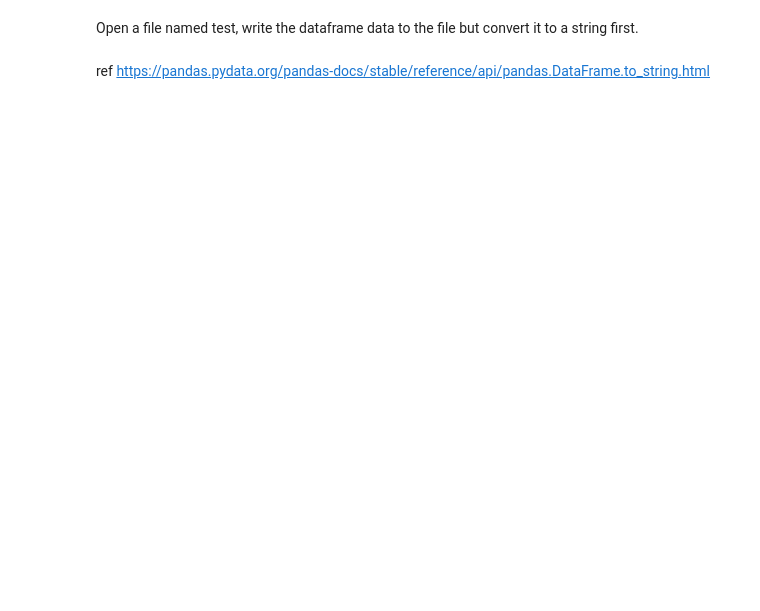
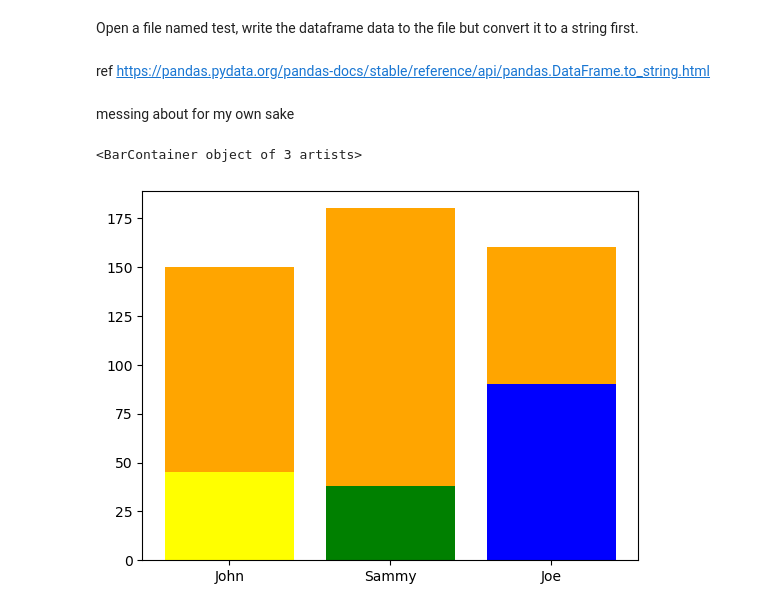
Before and after one commit to kevinsenan/pands-project, a Jupyter notebook: Iris Dataset Analysis.ipynb, the cells around one changed output. Cells and saved outputs as stored; diff of their text form; code cells hidden in the pictures; blank space fills up the shorter version.

```diff
--- a/Iris Dataset Analysis.ipynb
+++ b/Iris Dataset Analysis.ipynb
@@ -282,3 +256,21 @@ ref https://pandas.pydata.org/pandas-docs/stable/reference/api/pandas.DataFrame.
 filename = "test.txt"
 with open(filename, 'wt') as f:
     f.write(df.to_string())
+# %% [markdown]
+messing about for my own sake
+# %%
+# creating dataframe
+fd = pd.DataFrame({
+    'Name': ['John', 'Sammy', 'Joe'],
+    'Age': [45, 38, 90],
+    'Height(in cm)': [150, 180, 160]
+})
+
+# creating subplots and plotting them together
+ax = plt.subplot()
+
+ax.bar(fd["Name"], fd["Height(in cm)"], color="orange")
+ax.bar(fd["Name"], fd["Age"], color=["yellow", "green", "blue"], )
+# %% [output]
+<BarContainer object of 3 artists>
+[figure, added]
```
Also changed, not shown: parts of 2 cells of this notebook, 4 other files.
